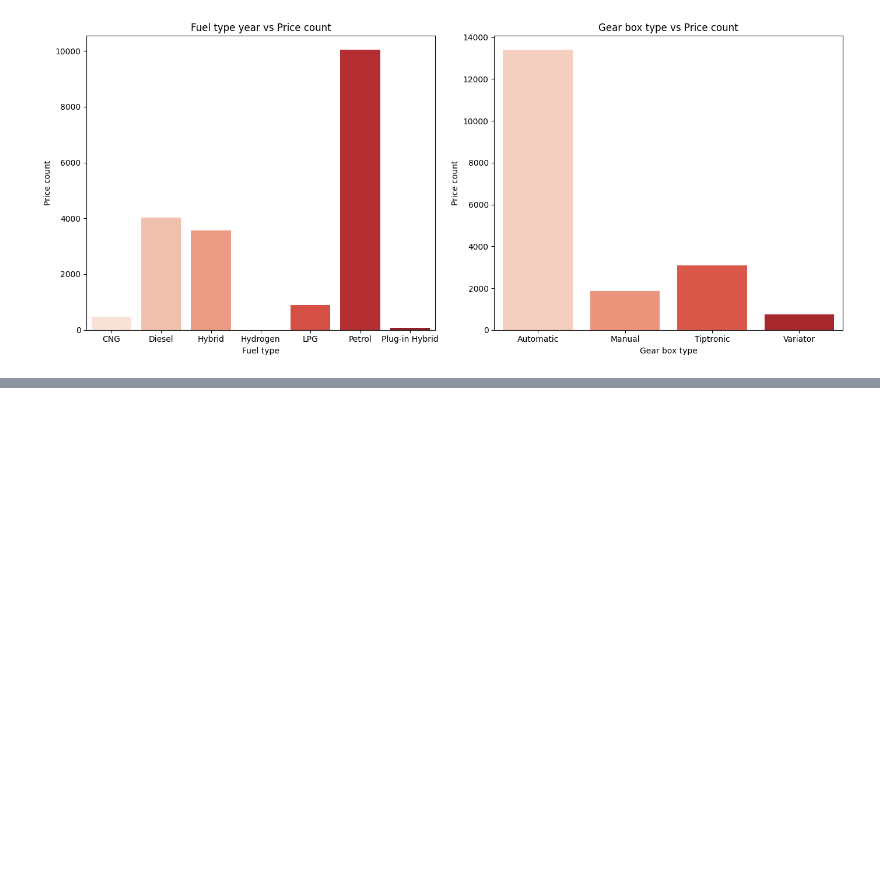
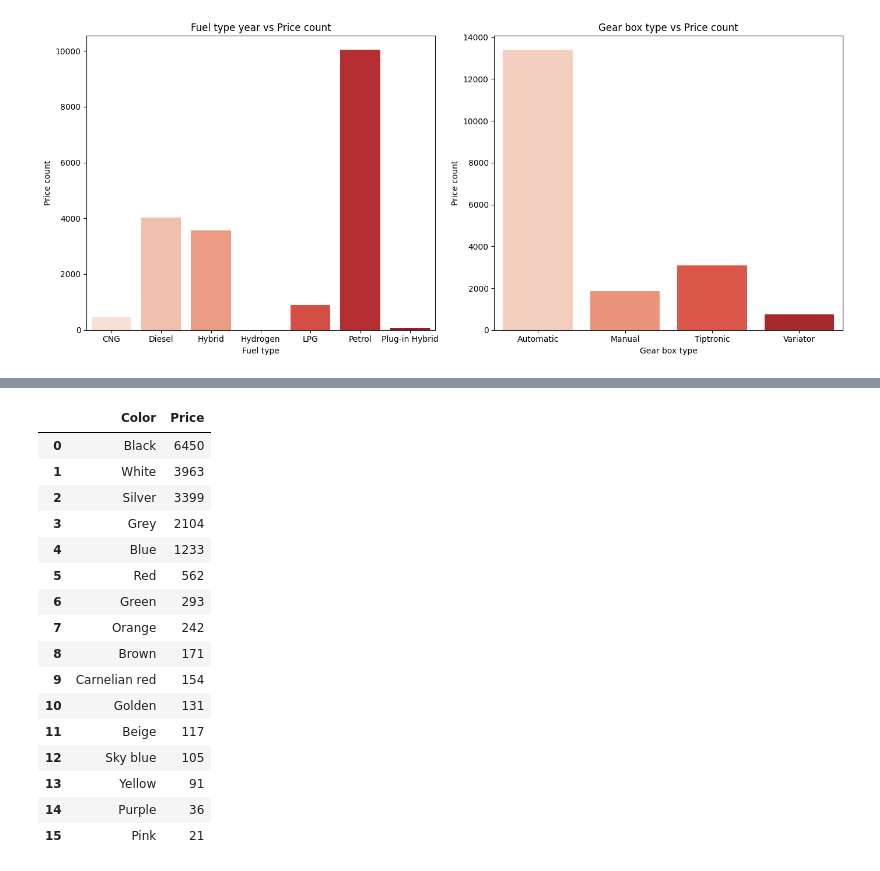
Before and after one commit to ahmeddiab1234/End-to-End-Car-Price-prediction, a Jupyter notebook: EDA.ipynb, the cells around one changed output, grey strips where cells are left out. Cells and saved outputs as stored; diff of their text form; code cells hidden in the pictures; blank space fills up the shorter version.

```diff
--- a/EDA.ipynb
+++ b/EDA.ipynb
@@ -1073,0 +1176,22 @@ Passing `palette` without assigning `hue` is deprecated and will be removed in v
+# %%
+cnt_color_price  = group_by('Color', 'count')
+cnt_color_price = cnt_color_price.sort_values(by='Price', ascending=False)
+cnt_color_price.reset_index(drop=True).style.background_gradient(cmap='Reds', subset=['Price'])
+# %% [output]
+|  | Color | Price |
+| 0 | Black | 6450 |
+| 1 | White | 3963 |
+| 2 | Silver | 3399 |
+| 3 | Grey | 2104 |
+| 4 | Blue | 1233 |
+| 5 | Red | 562 |
+| 6 | Green | 293 |
+| 7 | Orange | 242 |
+| 8 | Brown | 171 |
+| 9 | Carnelian red | 154 |
+| 10 | Golden | 131 |
+| 11 | Beige | 117 |
+| 12 | Sky blue | 105 |
+| 13 | Yellow | 91 |
+| 14 | Purple | 36 |
+| 15 | Pink | 21 |
```
Also changed, not shown: parts of 22 cells of this notebook.
